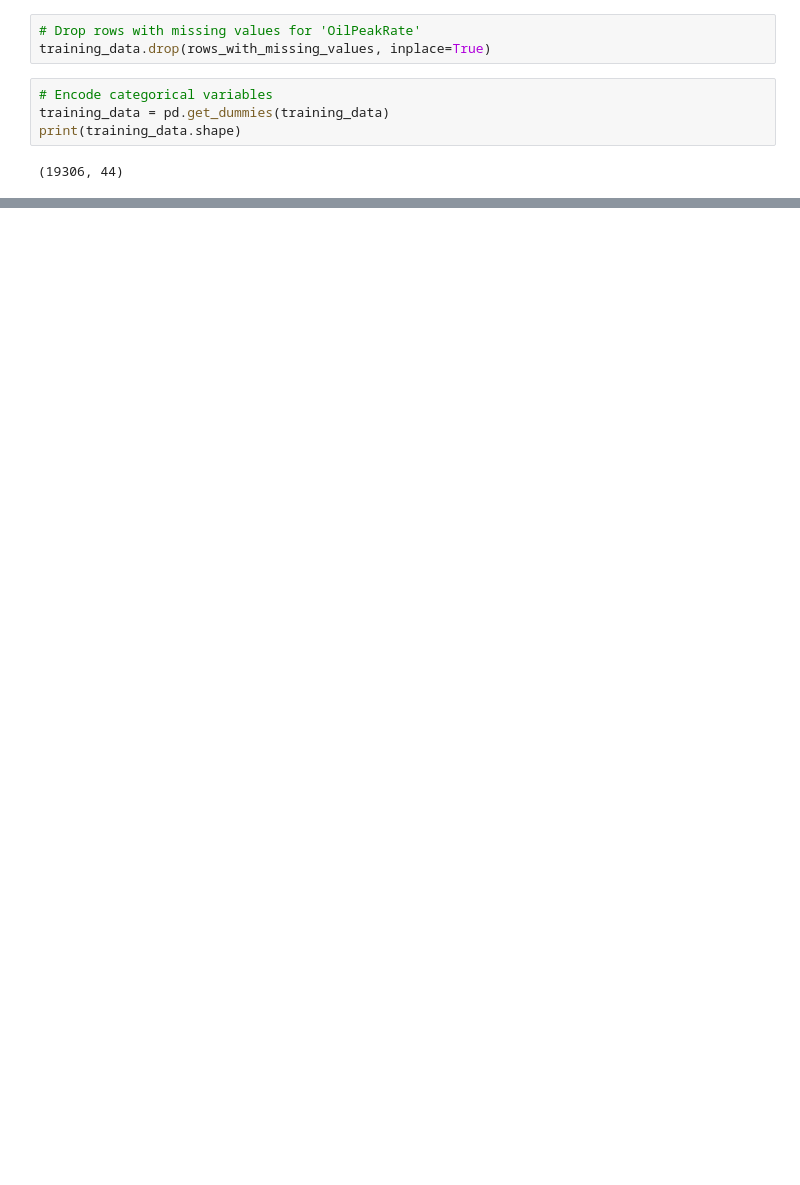
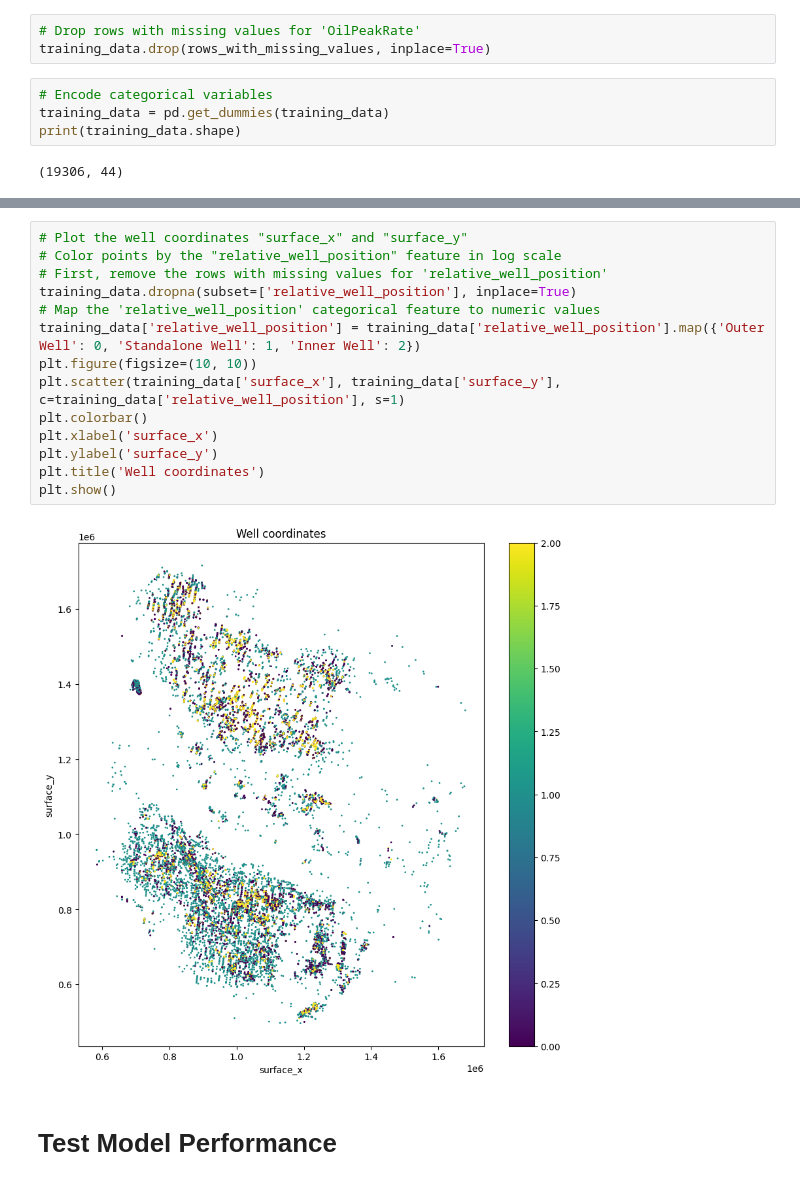
Before and after one commit to ajholzbach/Datathon_2024, a Jupyter notebook: chevron.ipynb, the cells around one changed output, grey strips where cells are left out. Cells and saved outputs as stored; diff of their text form; blank space fills up the shorter version.

```diff
--- a/chevron.ipynb
+++ b/chevron.ipynb
@@ -57,0 +128,18 @@ print(training_data.shape)
+# %%
+# Plot the well coordinates "surface_x" and "surface_y"
+# Color points by the "relative_well_position" feature in log scale
+# First, remove the rows with missing values for 'relative_well_position'
+training_data.dropna(subset=['relative_well_position'], inplace=True)
+# Map the 'relative_well_position' categorical feature to numeric values
+training_data['relative_well_position'] = training_data['relative_well_position'].map({'Outer Well': 0, 'Standalone Well': 1, 'Inner Well': 2})
+plt.figure(figsize=(10, 10))
+plt.scatter(training_data['surface_x'], training_data['surface_y'], c=training_data['relative_well_position'], s=1)
+plt.colorbar()
+plt.xlabel('surface_x')
+plt.ylabel('surface_y')
+plt.title('Well coordinates')
+plt.show()
+# %% [output]
+[figure, added]
+# %% [markdown]
+# Test Model Performance
```
Also changed, not shown: parts of 23 cells of this notebook, 1 other file.
